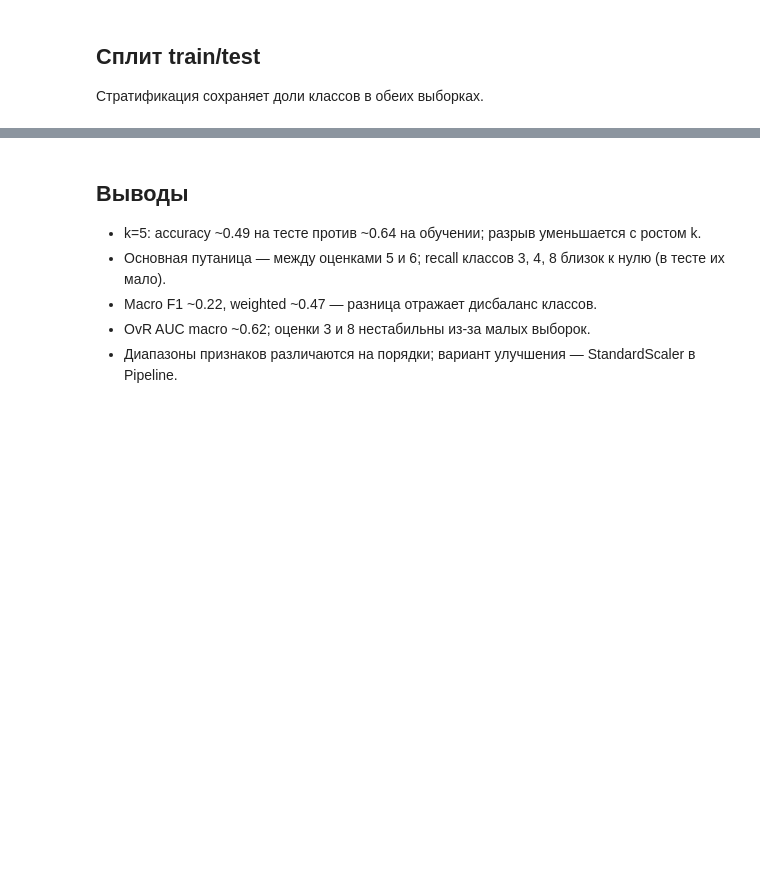
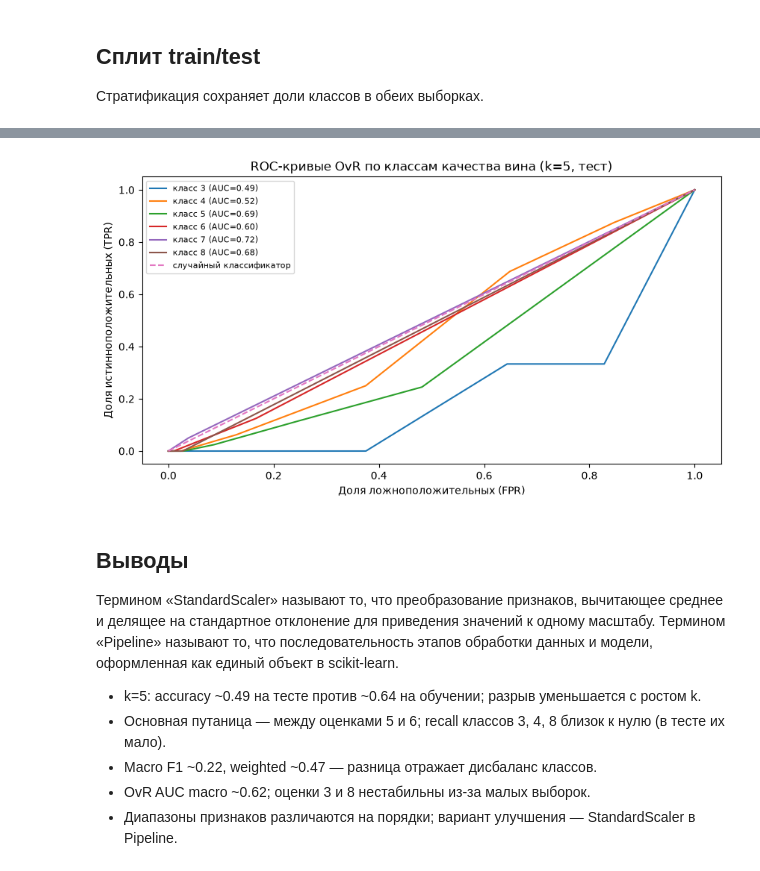
Before and after one commit to vladcheck/MIREA, a Jupyter notebook: 5C/AMODRPZ/tk5-6/Текущий контроль 3.ipynb, the cells around one changed output, grey strips where cells are left out. Saved outputs shown, nothing was run; the diff lists cells and outputs as text; code cells hidden in the pictures; blank space fills up the shorter version.

```diff
--- a/5C/AMODRPZ/tk5-6/Текущий контроль 3.ipynb
+++ b/5C/AMODRPZ/tk5-6/Текущий контроль 3.ipynb
@@ -159,18 +265,23 @@ plt.xlabel('число соседей k'); plt.ylabel('значение метр
 # %%
 # ROC OvR; AUC — доля верно упорядоченных пар (Дьяконов)
 from sklearn.metrics import roc_curve
 from sklearn.preprocessing import label_binarize
 classes = res['classes']
 y_binarized = label_binarize(res['y_test'], classes=classes)
 fig, ax = plt.subplots()
 for i, cls in enumerate(classes):
     fpr, tpr, _ = roc_curve(y_binarized[:, i], res['y_proba'][:, i])
     ax.plot(fpr, tpr, label=f'класс {cls} (AUC={res["per_class"]["roc_auc_ovr"][cls]:.2f})')
 ax.plot([0, 1], [0, 1], linestyle='--', label='случайный классификатор')
 ax.set_xlabel('Доля ложноположительных (FPR)'); ax.set_ylabel('Доля истинноположительных (TPR)'); ax.legend(fontsize=8)
-plt.title('ROC-кривые OvR по классам (k=5, тест)'); plt.show()
+plt.title('ROC-кривые OvR по классам качества вина (k=5, тест)'); plt.show()
+# %% [output]
+[figure, added]
 # %% [markdown]
 ## Выводы
+Термином «StandardScaler» называют то, что преобразование признаков, вычитающее среднее и делящее на стандартное отклонение для приведения значений к одному масштабу.
+Термином «Pipeline» называют то, что последовательность этапов обработки данных и модели, оформленная как единый объект в scikit-learn.
+
 - k=5: accuracy ~0.49 на тесте против ~0.64 на обучении; разрыв уменьшается с ростом k.
 - Основная путаница — между оценками 5 и 6; recall классов 3, 4, 8 близок к нулю (в тесте их мало).
 - Macro F1 ~0.22, weighted ~0.47 — разница отражает дисбаланс классов.
```
Also changed, not shown: parts of 29 cells of this notebook, 15 other files.
